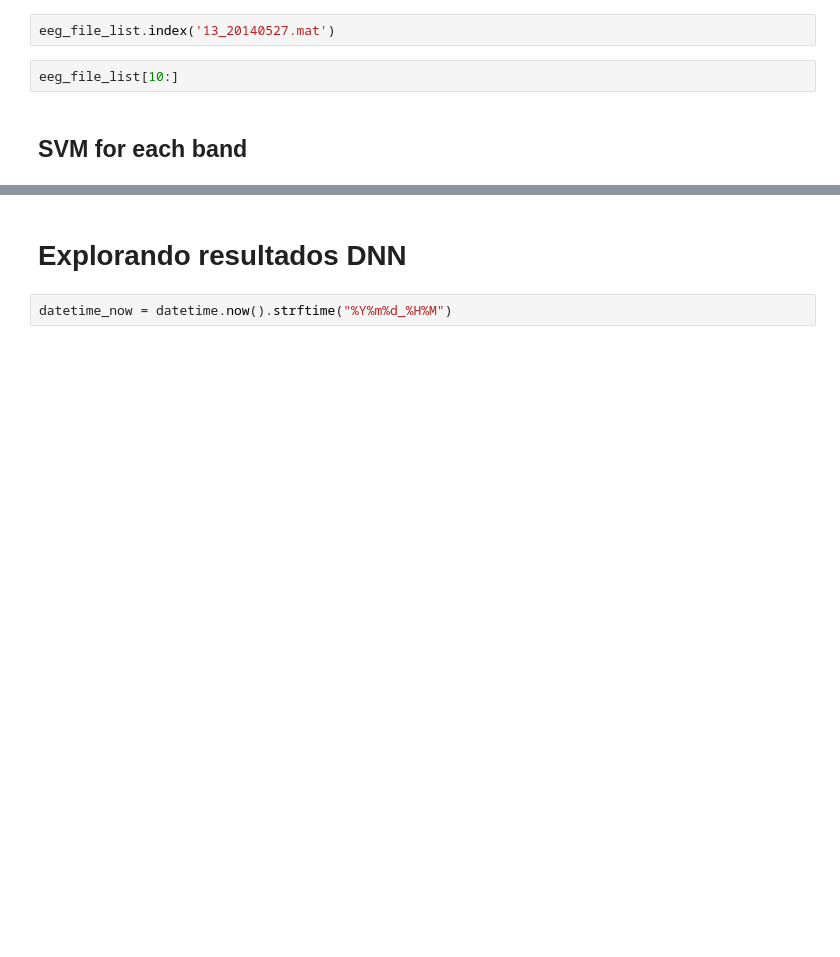
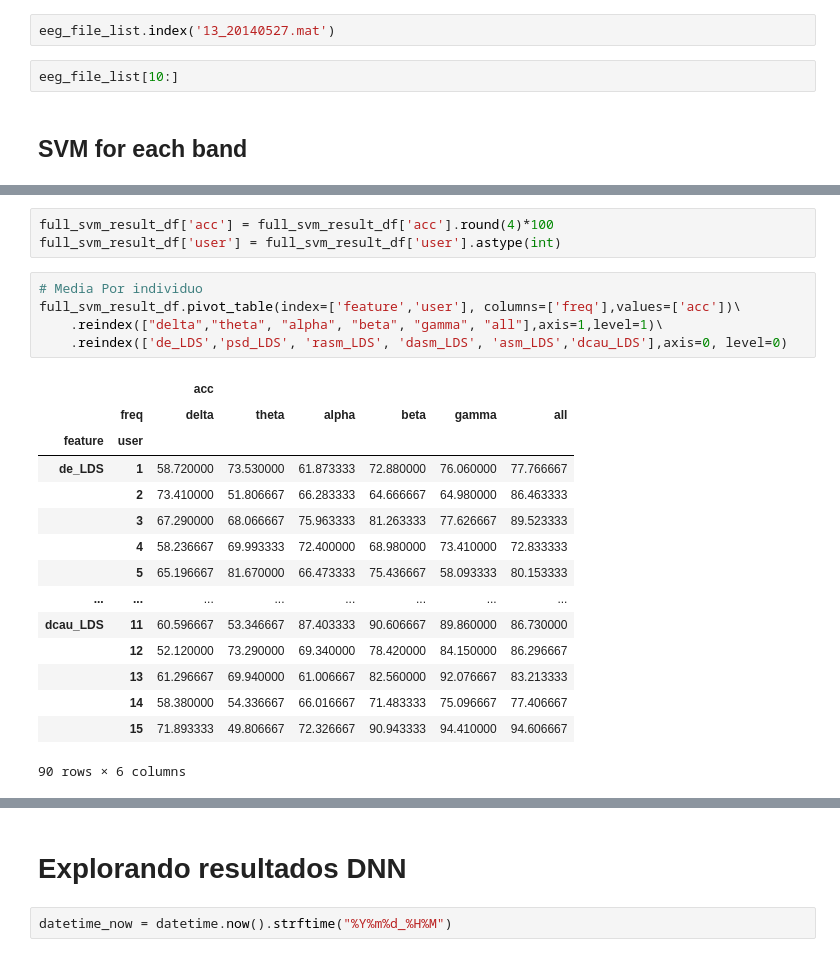
Before and after one commit to jvmr22/MSc-dissertation-EEG-Analysis, a Jupyter notebook: EDA_seed.ipynb, the cells around one changed output, grey strips where cells are left out. Cells and saved outputs as stored; diff of their text form; blank space fills up the shorter version.

```diff
--- a/EDA_seed.ipynb
+++ b/EDA_seed.ipynb
@@ -294,0 +316,24 @@ full_svm_result_df.reset_index().to_csv(f"{external_data_ref}_SVM_result_summary
+# %%
+full_svm_result_df['acc'] = full_svm_result_df['acc'].round(4)*100
+full_svm_result_df['user'] = full_svm_result_df['user'].astype(int)
+# %%
+# Media Por individuo
+full_svm_result_df.pivot_table(index=['feature','user'], columns=['freq'],values=['acc'])\
+    .reindex(["delta","theta", "alpha", "beta", "gamma", "all"],axis=1,level=1)\
+    .reindex(['de_LDS','psd_LDS', 'rasm_LDS', 'dasm_LDS', 'asm_LDS','dcau_LDS'],axis=0, level=0)
+# %% [output]
+|  |  | acc |  |  |  |  |  |
+|  | freq | delta | theta | alpha | beta | gamma | all |
+| feature | user |  |  |  |  |  |  |
+| de_LDS | 1 | 58.720000 | 73.530000 | 61.873333 | 72.880000 | 76.060000 | 77.766667 |
+|  | 2 | 73.410000 | 51.806667 | 66.283333 | 64.666667 | 64.980000 | 86.463333 |
+|  | 3 | 67.290000 | 68.066667 | 75.963333 | 81.263333 | 77.626667 | 89.523333 |
+|  | 4 | 58.236667 | 69.993333 | 72.400000 | 68.980000 | 73.410000 | 72.833333 |
+|  | 5 | 65.196667 | 81.670000 | 66.473333 | 75.436667 | 58.093333 | 80.153333 |
+| ... | ... | ... | ... | ... | ... | ... | ... |
+| dcau_LDS | 11 | 60.596667 | 53.346667 | 87.403333 | 90.606667 | 89.860000 | 86.730000 |
+|  | 12 | 52.120000 | 73.290000 | 69.340000 | 78.420000 | 84.150000 | 86.296667 |
+|  | 13 | 61.296667 | 69.940000 | 61.006667 | 82.560000 | 92.076667 | 83.213333 |
+|  | 14 | 58.380000 | 54.336667 | 66.016667 | 71.483333 | 75.096667 | 77.406667 |
+|  | 15 | 71.893333 | 49.806667 | 72.326667 | 90.943333 | 94.410000 | 94.606667 |
+90 rows × 6 columns
```
Also changed, not shown: parts of 5 cells of this notebook.
